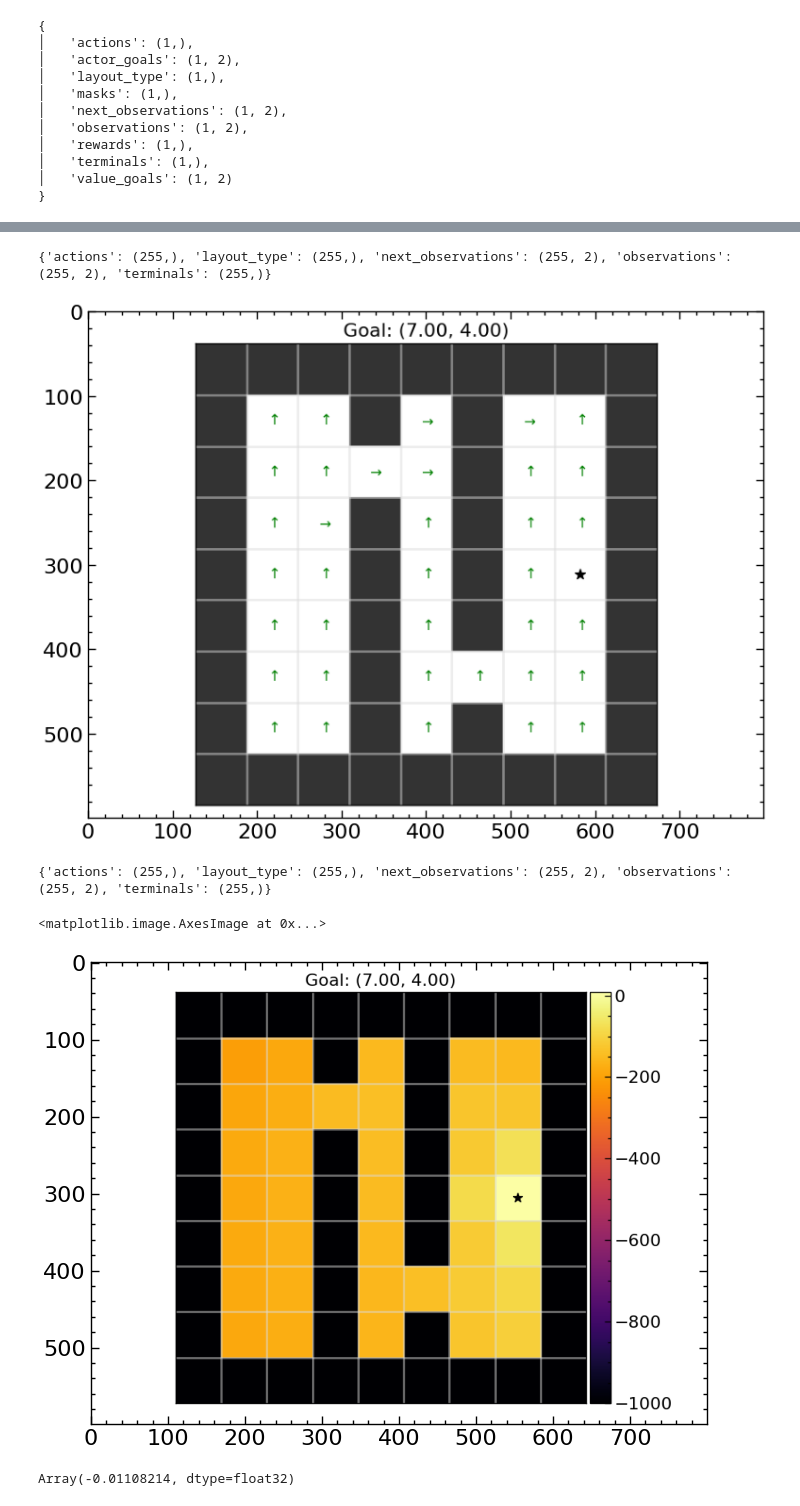
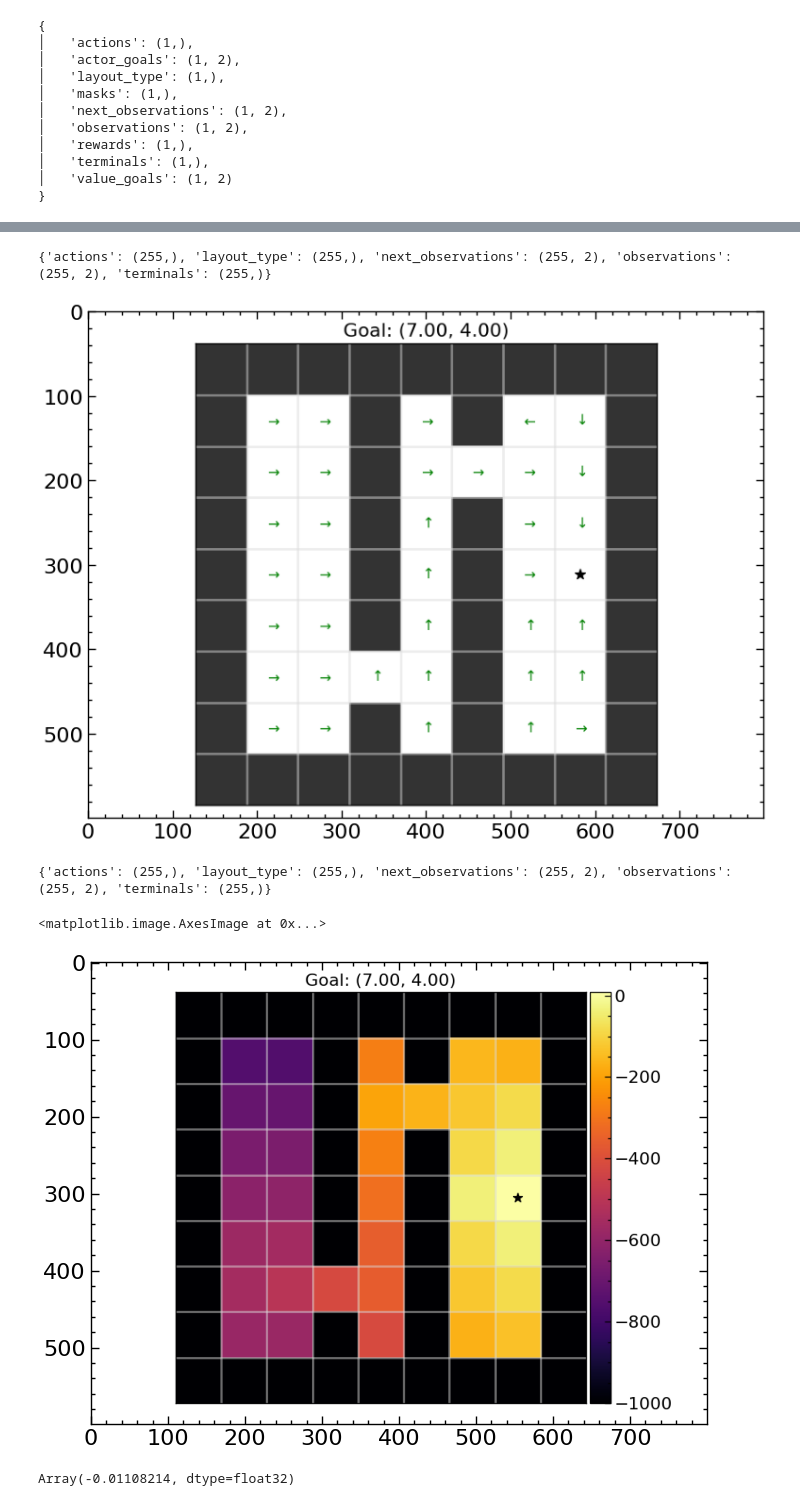
Before and after one commit to skylooop/BeliefConditionedFB, a Jupyter notebook: notebooks/in_context_gciql.ipynb, the cells around one changed output, grey strips where cells are left out. Saved outputs shown, nothing was run; the diff lists cells and outputs as text; code cells hidden in the pictures.

```diff
--- a/notebooks/in_context_gciql.ipynb
+++ b/notebooks/in_context_gciql.ipynb
@@ -66,14 +70,0 @@ mediapy.show_images(layouts, width=256, height=256)
-# %%
-from envs.minigrid.env_utils import random_exploration
-
-train_layout_data = []
-NUM_LAYOUTS = 2
-for i in tqdm(range(NUM_LAYOUTS)):
-    env = DynamicsGeneralization_Doors(render_mode="rgb_array", highlight=False, max_steps=512, agent_start_pos=None)
-    env._gen_grid = partial(env._gen_grid, layout_type=i)
-    env = MinigridWrapper(env)
-    dataset_random, env = random_exploration(env, num_episodes=100, layout_type=i)
-    train_layout_data.append(dataset_random)
-
-# ds, env = random_exploration(env)
-# env.visualize_coverage()
@@ -173,7 +232,6 @@ for update_steps in pbar:
 from functools import partial
 from utils.evaluation import supply_rng
 from matplotlib.backends.backend_agg import FigureCanvasAgg as FigureCanvas
-from envs.minigrid.env_utils import random_exploration_inference
 
 def get_canvas_image(canvas):
     canvas.draw()
@@ -213,8 +271,9 @@ def plot_policy(env, dataset, fig=None, ax=None, title=None, action_fn=None, **k
 
     return fig, ax
 
-env = DynamicsGeneralization_Doors(render_mode="rgb_array", highlight=False, max_steps=iql_config['agent']['context_len'])
-env._gen_grid = partial(env._gen_grid, layout_type=1)
+env = DynamicsGeneralization_Doors(render_mode="rgb_array", highlight=False,
+                                   max_steps=iql_config['agent']['context_len'] if iql_config['agent']['use_context'] else None)
+env._gen_grid = partial(env._gen_grid, layout_type=0)
 env = MinigridWrapper(env)
 dynamics_embedding=None
 if iql_config['agent']['use_context']:
@@ -235,7 +294,7 @@ plt.imshow(pred_policy_img)
 plt.tight_layout()
 # %% [output]
 {'actions': (255,), 'layout_type': (255,), 'next_observations': (255, 2), 'observations': (255, 2), 'terminals': (255,)}
-[figure, old version]
+[figure, new version]
 # %%
 from mpl_toolkits.axes_grid1 import make_axes_locatable
 
@@ -265,37 +324,38 @@ def plot_value_image_grid(env, dataset, value_fn, action_fn, fig=None, ax=None,
             action = action_fn(np.concatenate([[x], [y]], -1)).squeeze()
             grid[y, x] = jax.device_get(value_fn(np.concatenate([[x], [y]], -1), goal, action))
 
     divider = make_axes_locatable(ax)
     cax = divider.append_axes('right', size='5%', pad=0.05)
     im = ax.imshow(grid, cmap='inferno', vmin=-1000)
     fig.colorbar(im, cax=cax, orientation='vertical')
     if goal is not None:
         ax.set_title('Goal: ({:.2f}, {:.2f})'.format(goal[0], goal[1]))
         ax.scatter(goal[0], goal[1], s=80, c='black', marker='*')
     return fig, ax
 
-env = DynamicsGeneralization_Doors(render_mode="rgb_array", highlight=False, max_steps=iql_config['agent']['context_len'])
-env._gen_grid = partial(env._gen_grid, layout_type=1)
+env = DynamicsGeneralization_Doors(render_mode="rgb_array", highlight=False,
+                                   max_steps=iql_config['agent']['context_len'] if iql_config['agent']['use_context'] else None)
+env._gen_grid = partial(env._gen_grid, layout_type=0)
 env = MinigridWrapper(env)
 dynamics_embedding=None
 env.reset()
 
 if iql_config['agent']['use_context']:
-    dataset_inference, env = random_exploration(env, num_episodes=1, layout_type=1)
+    dataset_inference, env = random_exploration(env, num_episodes=1, layout_type=0)
     print(jax.tree.map(lambda x: x.shape, dataset_inference))
     dynamics_embedding, _ = iql_agent.network.select('dynamic_transformer')(dataset_inference['observations'][None], dataset_inference['actions'][None, :, None],
                                                                                 dataset_inference['next_observations'][None], train=False, return_embedding=True)
     dynamics_embedding = dynamics_embedding.squeeze()
 
 
 pred_value_img = value_image_fourrooms(env, example_batch,
                             value_fn=partial(value_fn, iql_agent, dynamics_embedding=dynamics_embedding), action_fn=partial(supply_rng(iql_agent.sample_actions, rng=jax.random.PRNGKey(np.random.randint(0, 2**32))),
                                                                   goals=goal, temperature=0.0, dynamics_embedding=dynamics_embedding), goal=goal)
 plt.imshow(pred_value_img)
 # %% [output]
 {'actions': (255,), 'layout_type': (255,), 'next_observations': (255, 2), 'observations': (255, 2), 'terminals': (255,)}
 <matplotlib.image.AxesImage at 0x...>
-[figure, old version]
+[figure, new version]
 # %%
 dynamics_embedding.mean()
 # %% [output]
```
Also changed, not shown: parts of 9 cells of this notebook, 3 other files.
